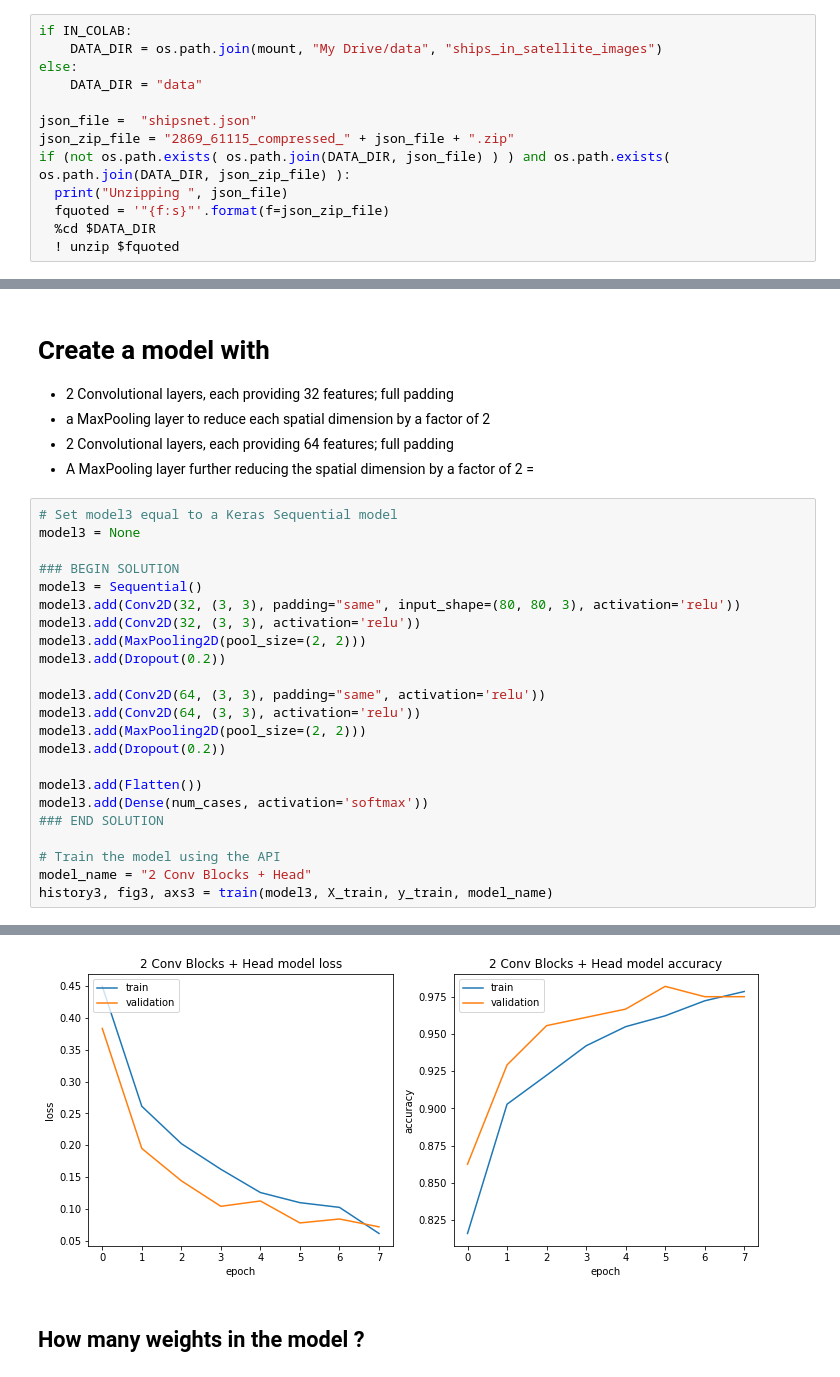
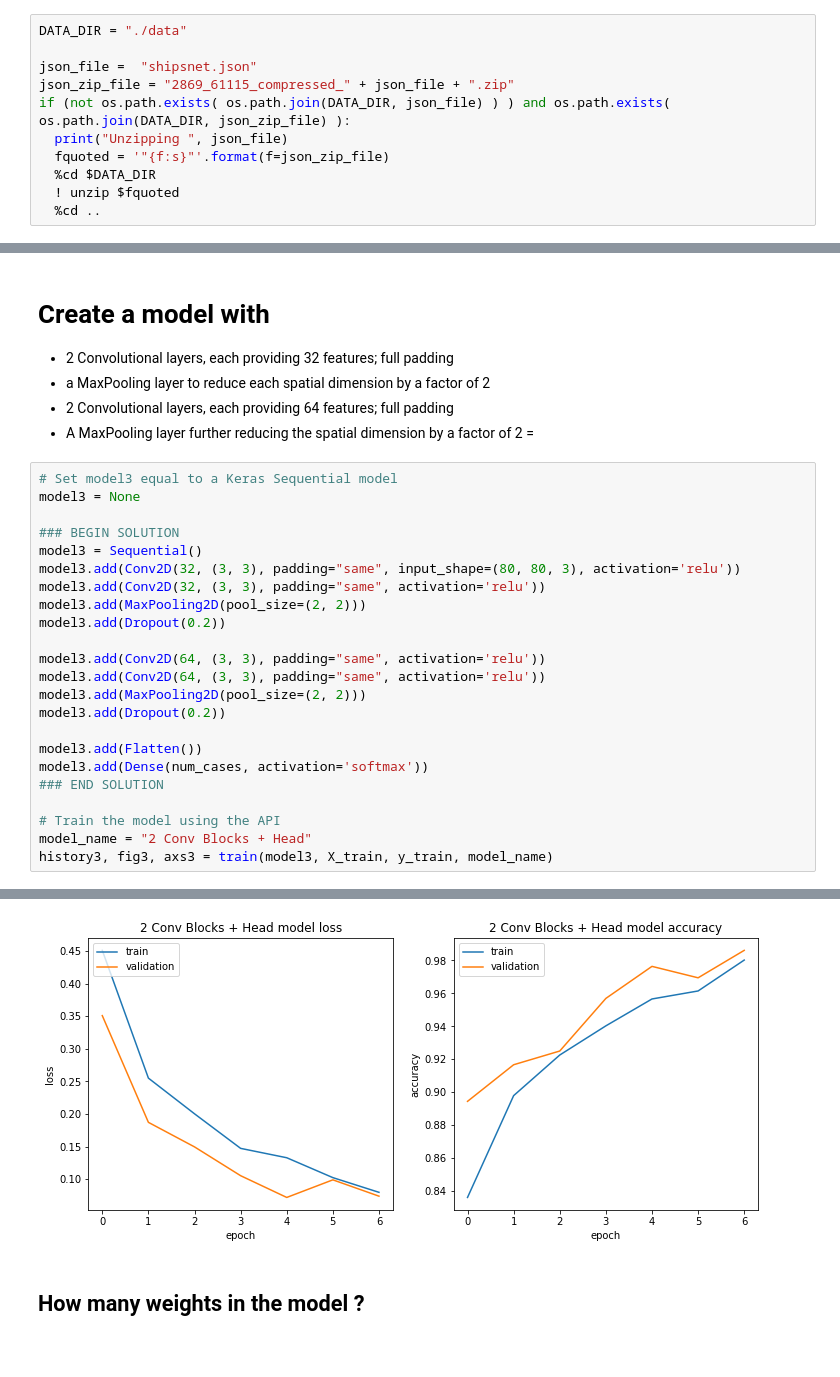
Before and after one commit to nyutandononline/MachineLearning_and_Finance_Teacher, a Jupyter notebook: assignments/ships_in_satellite_images/Ships_in_satellite_images.ipynb, the cells around one changed output, grey strips where cells are left out. Cells and saved outputs as stored; diff of their text form.

```diff
--- a/assignments/ships_in_satellite_images/Ships_in_satellite_images.ipynb
+++ b/assignments/ships_in_satellite_images/Ships_in_satellite_images.ipynb
@@ -102,10 +108,7 @@ import math
 # %% [markdown]
 # Create the dataset (Instructor runs this offline; the student will be provided with an API to get the data)
 # %%
-if IN_COLAB:
-    DATA_DIR = os.path.join(mount, "My Drive/data", "ships_in_satellite_images")
-else:
-    DATA_DIR = "data"
+DATA_DIR = "./data"
 
 json_file =  "shipsnet.json"
 json_zip_file = "2869_61115_compressed_" + json_file + ".zip"
@@ -114,6 +117,7 @@ if (not os.path.exists( os.path.join(DATA_DIR, json_file) ) ) and os.path.exists
   fquoted = '"{f:s}"'.format(f=json_zip_file)
   %cd $DATA_DIR
   ! unzip $fquoted
+  %cd ..
 # %% [markdown]
 # API for students
 
@@ -470,12 +574,12 @@ model3 = None
 ### BEGIN SOLUTION
 model3 = Sequential()
 model3.add(Conv2D(32, (3, 3), padding="same", input_shape=(80, 80, 3), activation='relu'))
-model3.add(Conv2D(32, (3, 3), activation='relu'))
+model3.add(Conv2D(32, (3, 3), padding="same", activation='relu'))
 model3.add(MaxPooling2D(pool_size=(2, 2)))
 model3.add(Dropout(0.2))
 
 model3.add(Conv2D(64, (3, 3), padding="same", activation='relu'))
-model3.add(Conv2D(64, (3, 3), activation='relu'))
+model3.add(Conv2D(64, (3, 3), padding="same", activation='relu'))
 model3.add(MaxPooling2D(pool_size=(2, 2)))
 model3.add(Dropout(0.2))
 
@@ -507,4 +611,4 @@ Epoch 8/30
-[figure, old version]
+[figure, new version]
 # %% [markdown]
 ## How many weights in the model ?
 # %%
```
Also changed, not shown: parts of 19 cells of this notebook.
